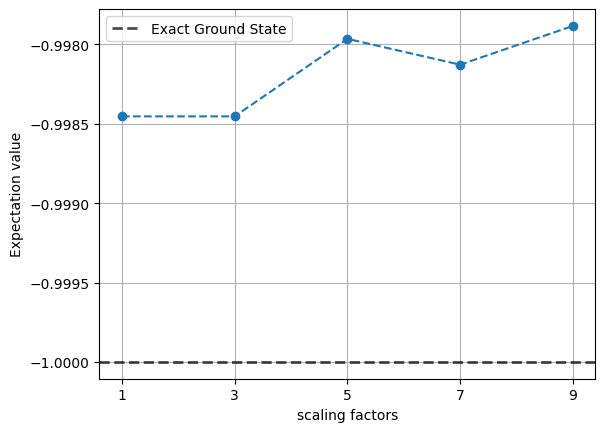
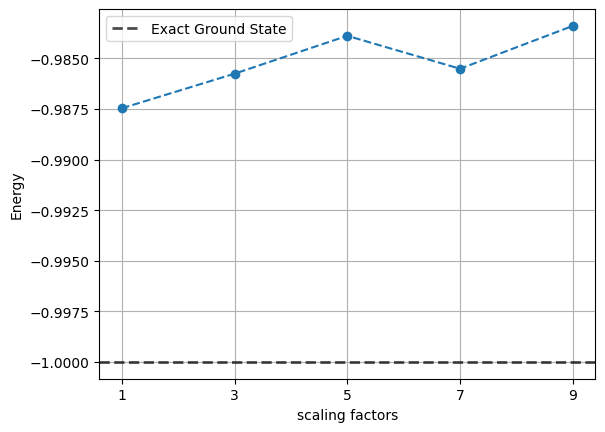
The notebook cell's code change between the first figure and the second:
--- before
+++ after
@@ -1,4 +1,4 @@
 estimator_combined.skip_transpilation = True
-job = estimator_combined.run([(folded_circuits[i], transpiled_observable, result_ideal.x)
+job = estimator_depol.run([(folded_circuits[i], transpiled_observable, result_depol.x)
                             for i in range(len(folded_circuits))])
 expvals = [job.result()[i].data.evs for i in range(len(folded_circuits))]
@@ -6,5 +6,5 @@
 plt.plot(scaling_factors, expvals, 'o--')
 plt.xlabel("scaling factors")
-plt.ylabel("Expectation value")
+plt.ylabel("Energy")
 plt.grid()
 plt.axhline(y=ground_state_energy, color='black', linestyle='--', 

Commit: minor changes